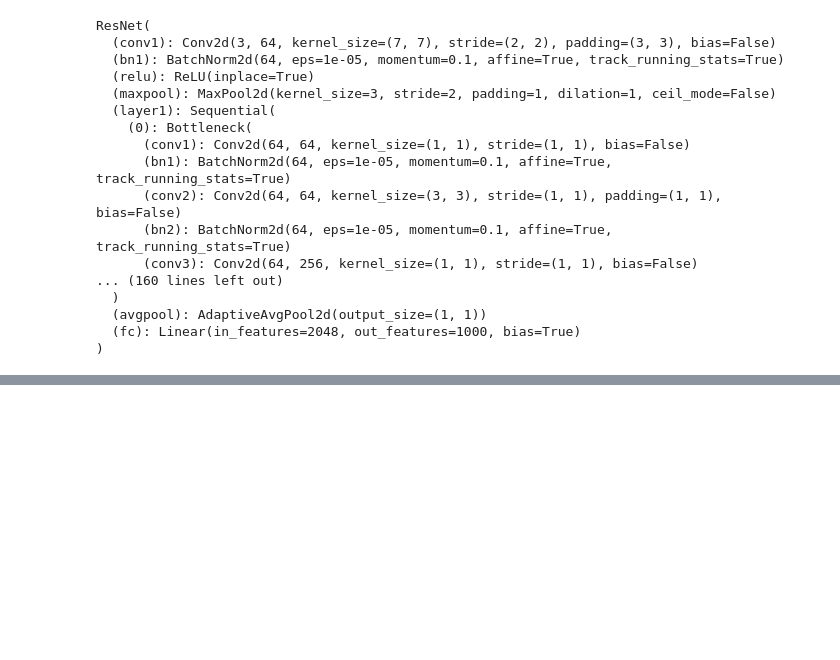
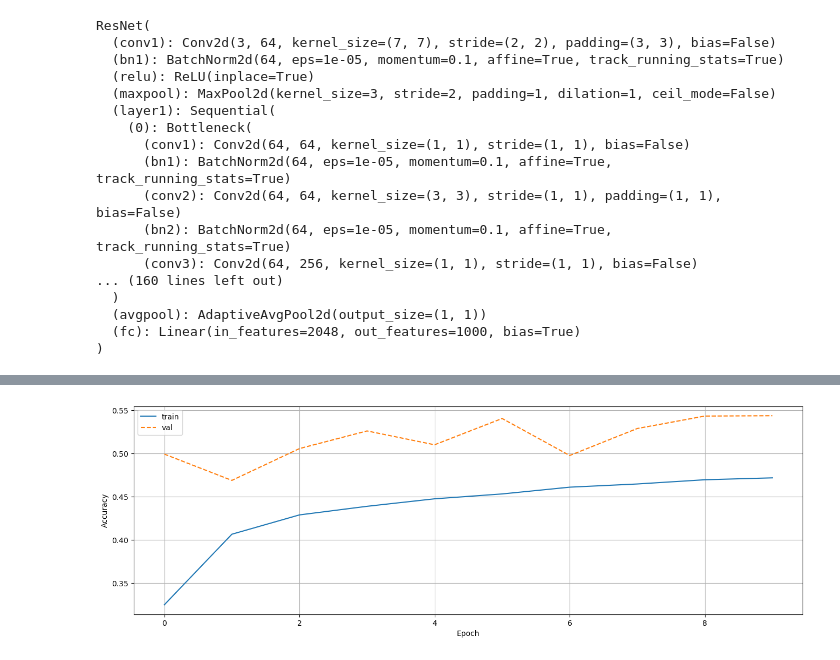
Before and after one commit to kasjanov/PyTorch, a Jupyter notebook: PyTorch_home_work_4.ipynb, the cells around one changed output, grey strips where cells are left out. Saved outputs shown, nothing was run; the diff lists cells and outputs as text; code cells hidden in the pictures; blank space fills up the shorter version.

```diff
--- a/PyTorch_home_work_4.ipynb
+++ b/PyTorch_home_work_4.ipynb
@@ -276,6 +279,29 @@ for name, param in resnet.named_parameters():
 
 criterion = nn.CrossEntropyLoss()
 optimizer = torch.optim.Adam(params_to_update, lr=0.001)
+# %%
+train_actions = transforms.Compose([transforms.Resize(256),
+                                    transforms.RandomCrop(224, padding=4),
+                                    transforms.ToTensor(),
+                                    transforms.Normalize(mean=[0.485, 0.456, 0.406],
+                                                         std=[0.229, 0.224, 0.225])])
+test_transforms = transforms.Compose([transforms.Resize(224),
+                                       transforms.ToTensor(),
+                                       transforms.Normalize(mean=[0.485, 0.456, 0.406],
+                                                            std=[0.229, 0.224, 0.225])])
+
+
+train_dataset, test_dataset = train_valid_split(dataset)
+
+train_dataset = MyOwnCifar(train_dataset, train_actions)
+test_dataset = MyOwnCifar(test_dataset, test_transforms)
+# %%
+train_loader = torch.utils.data.DataLoader(train_dataset,
+                                           batch_size=8,
+                                           shuffle=True)
+test_loader = torch.utils.data.DataLoader(test_dataset,
+                                           batch_size=8,
+                                           shuffle=False)
 # %%
 def train(model,
           criterion,
@@ -346,0 +376,13 @@ def train(model,
+# %%
+print_every = 1000
+num_epoch = 10
+torch.cuda.empty_cache()
+resnet, train_losses, val_losses, acc_train, acc_val = train(
+    model=resnet,
+    criterion=criterion,
+    optimizer=optimizer,
+    train_dataloader=train_loader,
+    test_dataloader=test_loader,
+    print_every=print_every,
+    num_epoch=num_epoch
+)
@@ -346,0 +421,11 @@ def train(model,
+# %%
+plt.figure(figsize = (16,5))
+plt.plot(list(map(lambda x: x.cpu().numpy(), acc_train)).insert(0, 0),'-',label = f'train')
+plt.plot(list(map(lambda x: x.cpu().numpy(), acc_val)).insert(0, 0),'--',label = f'val')
+plt.legend()
+plt.xlabel('Epoch')
+plt.ylabel('Accuracy')
+plt.grid()
+plt.show()
+# %% [output]
+[figure, added]
```
Also changed, not shown: parts of 14 cells of this notebook.
